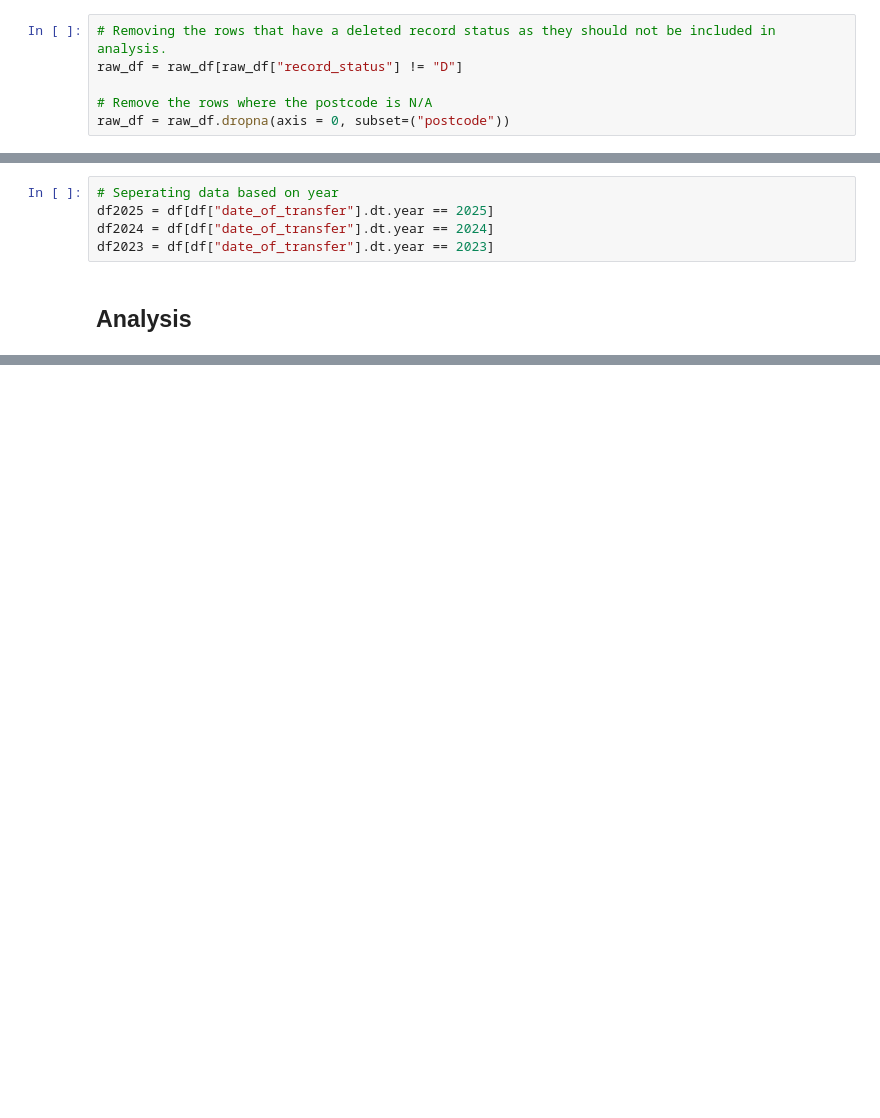
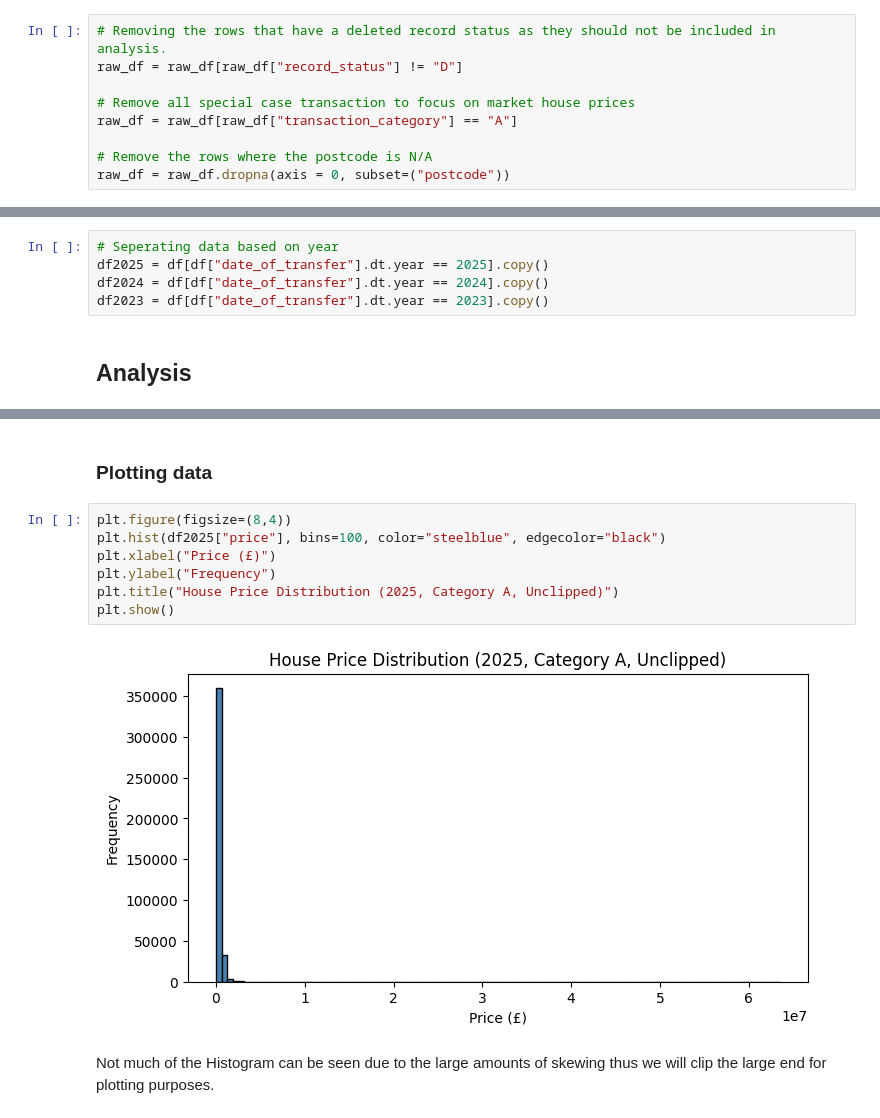
Before and after one commit to Gabriel-HowellBatty/UK-House-Prices-EDA, a Jupyter notebook: notebooks/main.ipynb, the cells around one changed output, grey strips where cells are left out. Saved outputs shown, nothing was run; the diff lists cells and outputs as text; blank space fills up the shorter version.

Commit message:
Added a plotting function for histograms

```diff
--- a/notebooks/main.ipynb
+++ b/notebooks/main.ipynb
@@ -100,6 +100,9 @@ From this it can be seen that there are N/A entries in postcode, secondary_addre
 # Removing the rows that have a deleted record status as they should not be included in analysis.
 raw_df = raw_df[raw_df["record_status"] != "D"]
 
+# Remove all special case transaction to focus on market house prices
+raw_df = raw_df[raw_df["transaction_category"] == "A"]
+
 # Remove the rows where the postcode is N/A
 raw_df = raw_df.dropna(axis = 0, subset=("postcode"))
 # %%
@@ -168,9 +171,9 @@ df["price"] = pd.to_numeric(df["price"], errors="coerce")
 df["date_of_transfer"] = pd.to_datetime(df["date_of_transfer"], errors="coerce")
 # %%
 # Seperating data based on year
-df2025 = df[df["date_of_transfer"].dt.year == 2025]
-df2024 = df[df["date_of_transfer"].dt.year == 2024]
-df2023 = df[df["date_of_transfer"].dt.year == 2023]
+df2025 = df[df["date_of_transfer"].dt.year == 2025].copy()
+df2024 = df[df["date_of_transfer"].dt.year == 2024].copy()
+df2023 = df[df["date_of_transfer"].dt.year == 2023].copy()
 # %% [markdown]
 ## Analysis
 # %%
@@ -206,0 +234,13 @@ iv) Thus we can expecvt a highly skewed data set with a very long right tail.
+# %% [markdown]
+### Plotting data
+# %%
+plt.figure(figsize=(8,4))
+plt.hist(df2025["price"], bins=100, color="steelblue", edgecolor="black")
+plt.xlabel("Price (£)")
+plt.ylabel("Frequency")
+plt.title("House Price Distribution (2025, Category A, Unclipped)")
+plt.show()
+# %% [output]
+[figure, added]
+# %% [markdown]
+Not much of the Histogram can be seen due to the large amounts of skewing thus we will clip the large end for plotting purposes.
```
Also changed, not shown: parts of 9 cells of this notebook.
